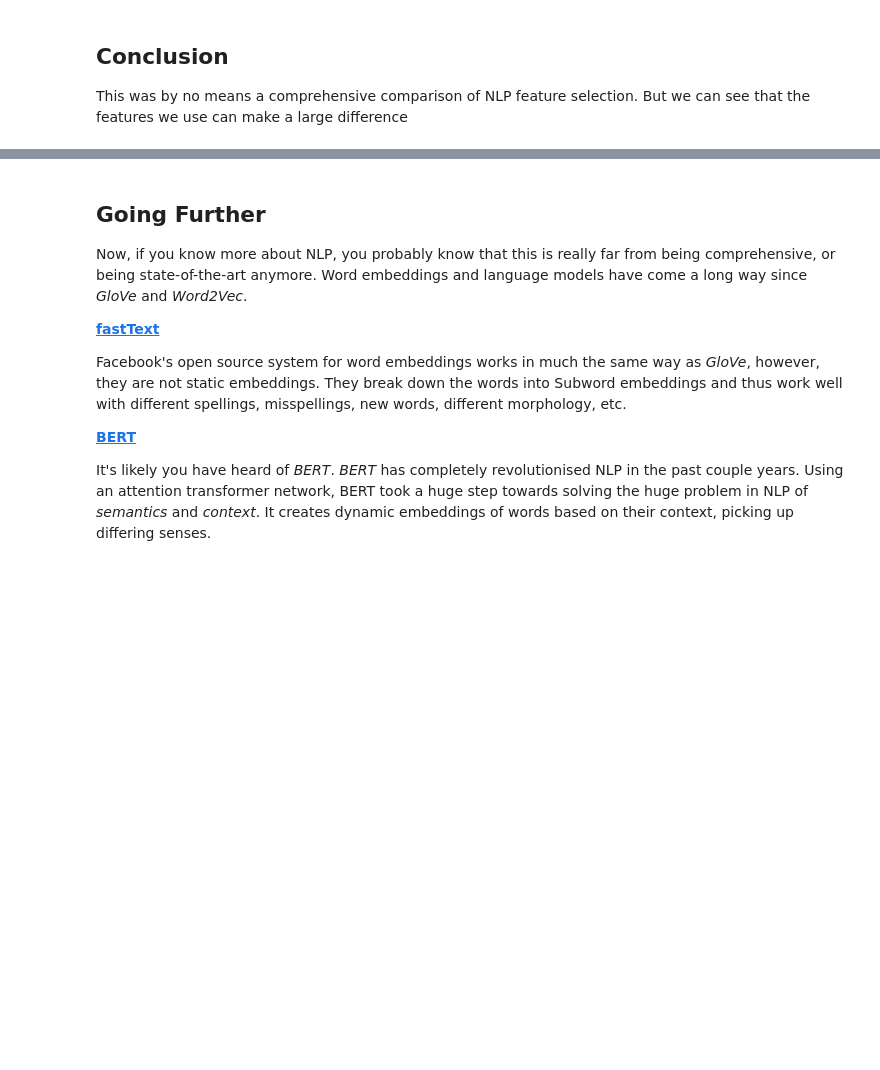
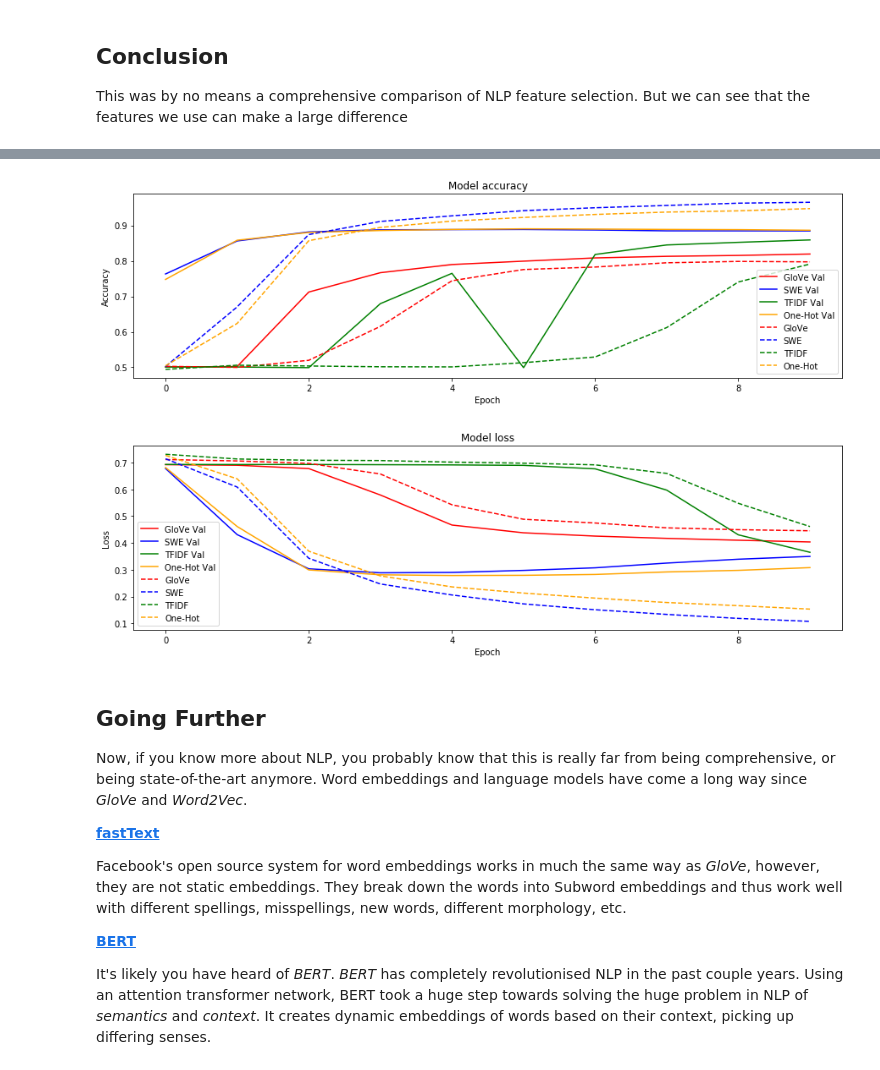
Before and after one commit to ryancallihan/nlp-feature-selection, a Jupyter notebook: nlp_feature_selection.ipynb, the cells around one changed output, grey strips where cells are left out. Saved outputs shown, nothing was run; the diff lists cells and outputs as text; code cells hidden in the pictures; blank space fills up the shorter version.

```diff
--- a/nlp_feature_selection.ipynb
+++ b/nlp_feature_selection.ipynb
@@ -466,12 +457,12 @@ Decoded: .
 # %% [markdown]
 However, we still need to convert our Subword encodings into vectors. They will function just like the one-hot vectors
 # %%
-swe_train_x = np.zeros((len(train_df), encoder.vocab_size))
+swe_train_x = np.zeros((len(train_df), swe_encoder.vocab_size))
 for i, text in enumerate(train_df.text):
     for e in swe_encoder.encode(text):
         swe_train_x[i, e] += 1
 
-swe_test_x = np.zeros((len(test_df), encoder.vocab_size))
+swe_test_x = np.zeros((len(test_df), swe_encoder.vocab_size))
 for i, text in enumerate(test_df.text):
     for e in swe_encoder.encode(text):
         swe_test_x[i, e] += 1
@@ -565,39 +631,42 @@ print(f"{oh_predict(t5):.3f} | {tfidf_predict(t5):.3f} | {swe_predict(t5):.3f} |
 import matplotlib.pyplot as plt
 # Plot training & validation accuracy values
 fig = plt.figure(figsize=(15, 4))
-plt.plot(glove_hist.history['val_acc'], color='red')
+plt.plot(glove_history.history['val_acc'], color='red')
 plt.plot(swe_history.history['val_acc'], color='blue')
 plt.plot(tfidf_history.history['val_acc'], color='green')
 plt.plot(oh_history.history['val_acc'], color='orange')
 
-plt.plot(glove_hist.history['acc'], ls='--', color='red')
+plt.plot(glove_history.history['acc'], ls='--', color='red')
 plt.plot(swe_history.history['acc'], ls='--', color='blue')
 plt.plot(tfidf_history.history['acc'], ls='--', color='green')
 plt.plot(oh_history.history['acc'], ls='--', color='orange')
 
 plt.title('Model accuracy')
 plt.ylabel('Accuracy')
 plt.xlabel('Epoch')
 plt.legend(['GloVe Val', 'SWE Val', 'TFIDF Val', 'One-Hot Val', 'GloVe', 'SWE', 'TFIDF', 'One-Hot'], loc='best')
 plt.show()
 
 # Plot training & validation loss values
 fig = plt.figure(figsize=(15, 4))
 plt.plot(glove_history.history['val_loss'], color='red')
 plt.plot(swe_history.history['val_loss'], color='blue')
 plt.plot(tfidf_history.history['val_loss'], color='green')
 plt.plot(oh_history.history['val_loss'], color='orange')
 
-plt.plot(glove_hist.history['loss'], ls='--', color='red')
+plt.plot(glove_history.history['loss'], ls='--', color='red')
 plt.plot(swe_history.history['loss'], ls='--', color='blue')
 plt.plot(tfidf_history.history['loss'], ls='--', color='green')
 plt.plot(oh_history.history['loss'], ls='--', color='orange')
 
 plt.title('Model loss')
 plt.ylabel('Loss')
 plt.xlabel('Epoch')
 plt.legend(['GloVe Val', 'SWE Val', 'TFIDF Val', 'One-Hot Val', 'GloVe', 'SWE', 'TFIDF', 'One-Hot'], loc='best')
 plt.show()
+# %% [output]
+[figure, added]
+[figure, added]
 # %% [markdown]
 ## Going Further
 
```
Also changed, not shown: parts of 22 cells of this notebook, 5 other files.
